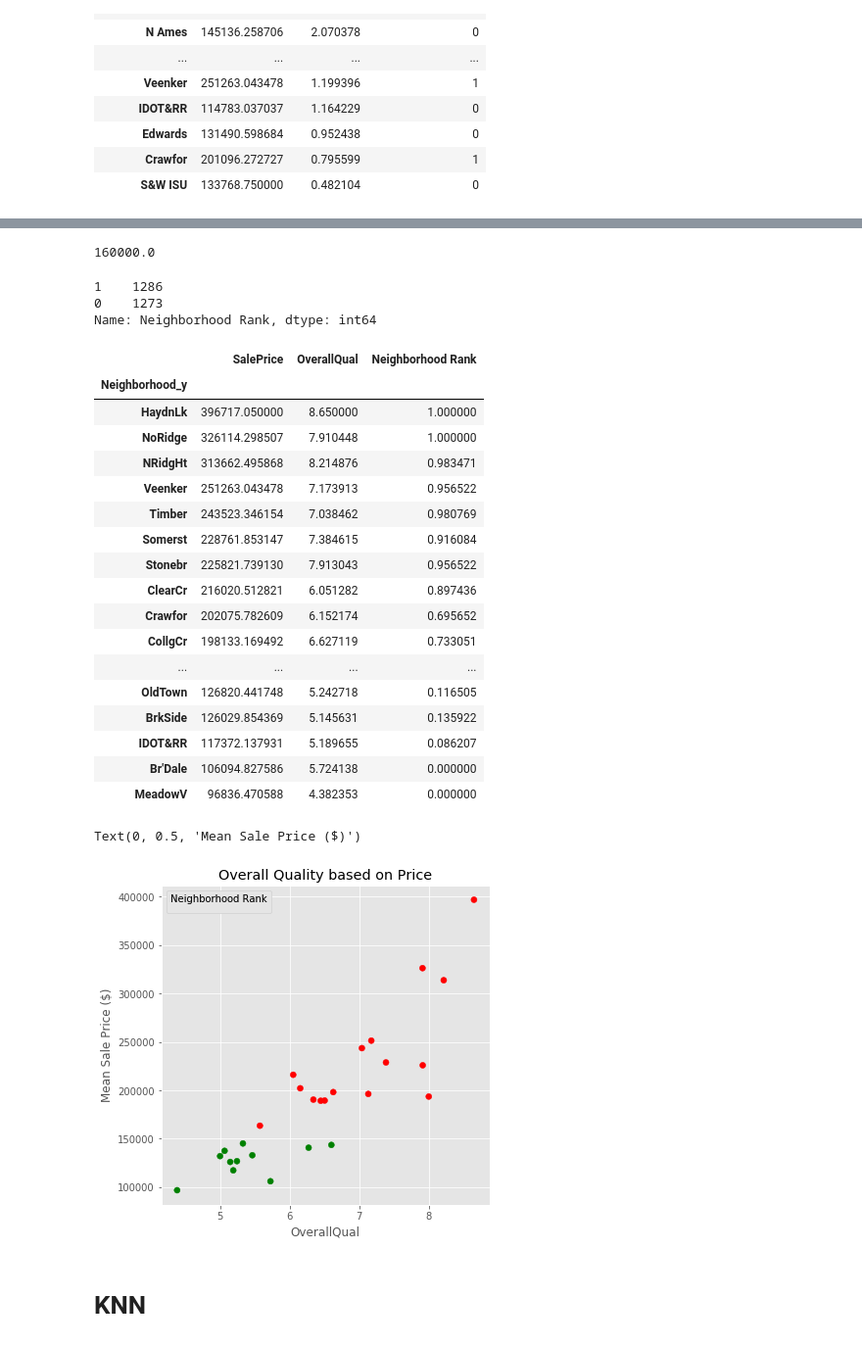
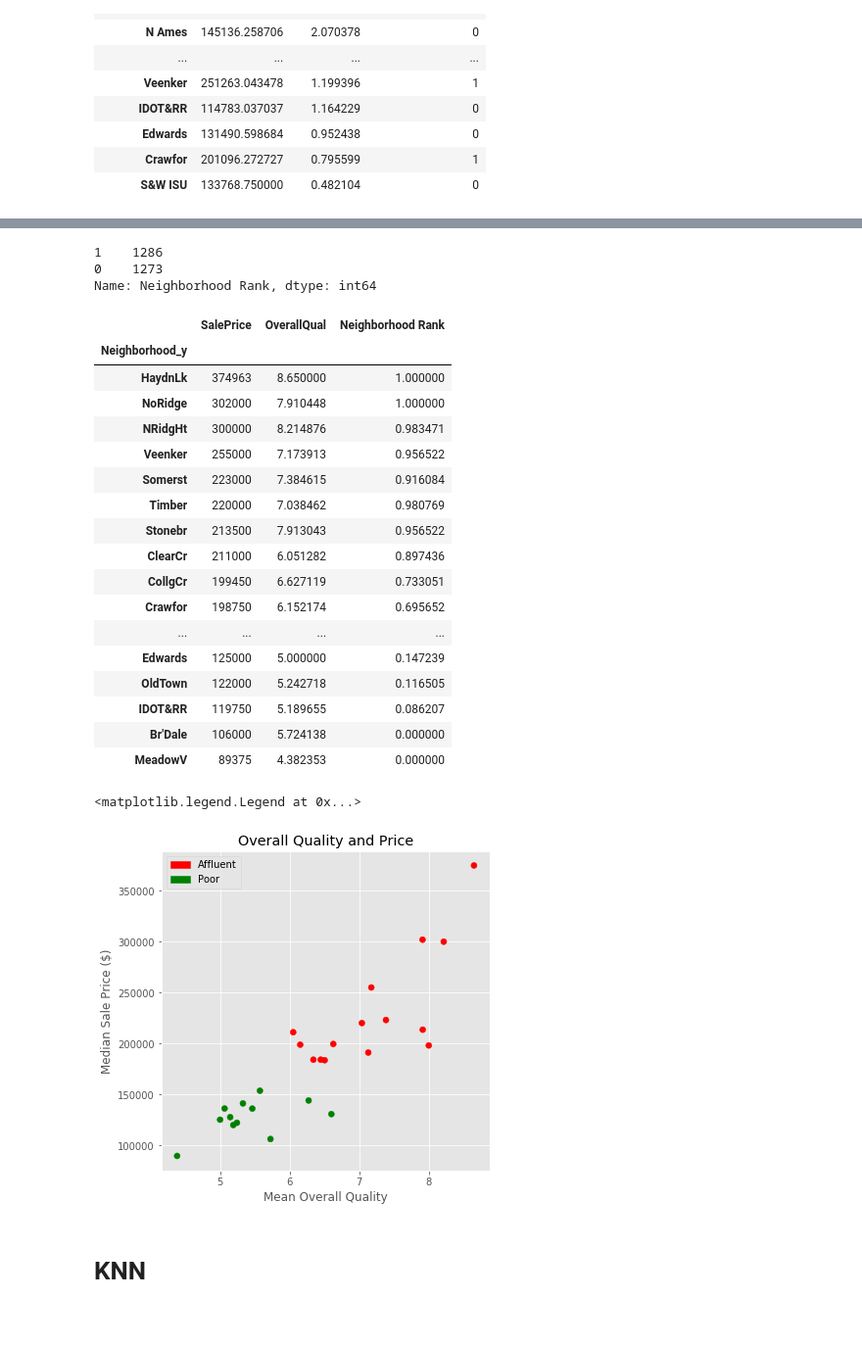
Before and after one commit to brandoncryu/ames_ml_project, a Jupyter notebook: Gathered_EDA.ipynb, the cells around one changed output, grey strips where cells are left out. Shown at 98% size. Saved outputs shown, nothing was run; the diff lists cells and outputs as text; code cells hidden in the pictures.

```diff
--- a/Gathered_EDA.ipynb
+++ b/Gathered_EDA.ipynb
@@ -962,7 +959,3 @@ Name: college_dist, dtype: float64
-# %%
-lat_long_df['SalePrice'].median()
-# %% [output]
-160000.0
 # %%
 lat_long_df['Neighborhood Rank'] = lat_long_df.SalePrice.apply(lambda x: 1 if x >= 160000 else(0))
 # %%
@@ -972,42 +965,52 @@ lat_long_df['Neighborhood Rank'].value_counts()
 0    1273
 Name: Neighborhood Rank, dtype: int64
 # %%
-qual_neigh = lat_long_df.groupby('Neighborhood_y').agg({"SalePrice":"mean", "OverallQual": "mean", "Neighborhood Rank": "mean"})\
+qual_neigh = lat_long_df.groupby('Neighborhood_y').agg({"SalePrice":"median", "OverallQual": "mean", "Neighborhood Rank": "mean"})\
       .sort_values(by = 'SalePrice', ascending=False)
 qual_neigh
 # %% [output]
 |  | SalePrice | OverallQual | Neighborhood Rank |
 | Neighborhood_y |  |  |  |
-| HaydnLk | 396717.050000 | 8.650000 | 1.000000 |
-| NoRidge | 326114.298507 | 7.910448 | 1.000000 |
-| NRidgHt | 313662.495868 | 8.214876 | 0.983471 |
-| Veenker | 251263.043478 | 7.173913 | 0.956522 |
-| Timber | 243523.346154 | 7.038462 | 0.980769 |
-| Somerst | 228761.853147 | 7.384615 | 0.916084 |
-| Stonebr | 225821.739130 | 7.913043 | 0.956522 |
-| ClearCr | 216020.512821 | 6.051282 | 0.897436 |
-| Crawfor | 202075.782609 | 6.152174 | 0.695652 |
-| CollgCr | 198133.169492 | 6.627119 | 0.733051 |
+| HaydnLk | 374963 | 8.650000 | 1.000000 |
+| NoRidge | 302000 | 7.910448 | 1.000000 |
+| NRidgHt | 300000 | 8.214876 | 0.983471 |
+| Veenker | 255000 | 7.173913 | 0.956522 |
+| Somerst | 223000 | 7.384615 | 0.916084 |
+| Timber | 220000 | 7.038462 | 0.980769 |
+| Stonebr | 213500 | 7.913043 | 0.956522 |
+| ClearCr | 211000 | 6.051282 | 0.897436 |
+| CollgCr | 199450 | 6.627119 | 0.733051 |
+| Crawfor | 198750 | 6.152174 | 0.695652 |
 | ... | ... | ... | ... |
-| OldTown | 126820.441748 | 5.242718 | 0.116505 |
-| BrkSide | 126029.854369 | 5.145631 | 0.135922 |
-| IDOT&RR | 117372.137931 | 5.189655 | 0.086207 |
-| Br'Dale | 106094.827586 | 5.724138 | 0.000000 |
-| MeadowV | 96836.470588 | 4.382353 | 0.000000 |
+| Edwards | 125000 | 5.000000 | 0.147239 |
+| OldTown | 122000 | 5.242718 | 0.116505 |
+| IDOT&RR | 119750 | 5.189655 | 0.086207 |
+| Br'Dale | 106000 | 5.724138 | 0.000000 |
+| MeadowV | 89375 | 4.382353 | 0.000000 |
 # %%
-qual_neigh['Neighborhood Rank'] = qual_neigh.SalePrice.apply(lambda x: 1 if x >= 160000 else(0))
+qual_neigh['Neighborhood Rank'] = qual_neigh.SalePrice.apply(lambda x: 'Affluent' if x >= 160000 else('Poor'))
 # %%
 fig, ax = plt.subplots(figsize=(6,6))
-scatter = ax.scatter(qual_neigh['OverallQual'], qual_neigh['SalePrice'], c=qual_neigh['Neighborhood Rank'].map({0:'g', 1: 'r'}))
-legend1 = ax.legend(*scatter.legend_elements(),
-                    loc="upper left", title="Neighborhood Rank")
-ax.add_artist(legend1)
-plt.title('Overall Quality based on Price')
-plt.xlabel('OverallQual')
-plt.ylabel("Mean Sale Price ($)")
+scatter = ax.scatter(qual_neigh['OverallQual'], qual_neigh['SalePrice'], c=qual_neigh['Neighborhood Rank'].map({'Poor':'g', 'Affluent': 'r'}))
+
+
+plt.title('Overall Quality and Price')
+plt.xlabel('Mean Overall Quality')
+plt.ylabel("Median Sale Price ($)")
+
+import matplotlib.patches as mpatches
+import matplotlib.pyplot as plt
+
+# red_dot, = plt.plot(ax, "ro", markersize=10)
+# green_dot, = plt.plot(ax, "green", markersize=10)
+# plt.legend(handles =[red_patch, (green_patch)])['Affluent','Poor']
+
+red_patch = mpatches.Patch(color='red', label='Affluent')
+green_patch = mpatches.Patch(color='green', label='Poor')
+plt.legend(handles =[red_patch, (green_patch)])
 # %% [output]
-Text(0, 0.5, 'Mean Sale Price ($)')
+<matplotlib.legend.Legend at 0x...>
-[figure, old version]
+[figure, new version]
 # %% [markdown]
 # KNN
 # %%
```
Also changed, not shown: parts of 20 cells of this notebook.
